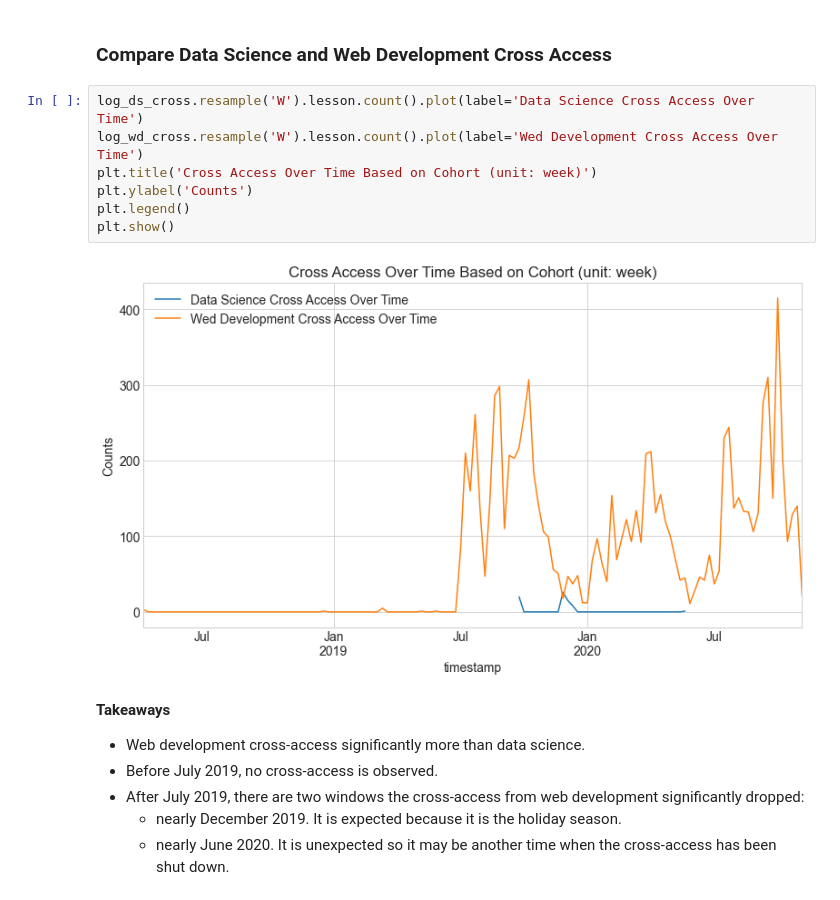
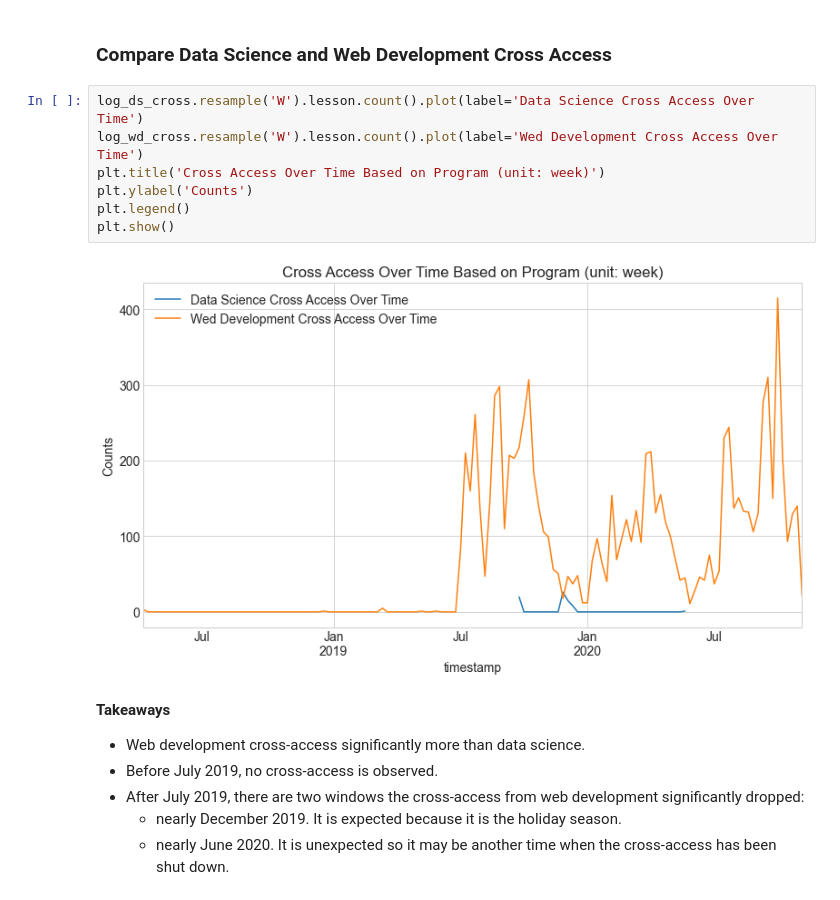
Before and after one commit to Yongliang-Shi/Anomaly-Detection-in-the-Curriculum-Access-Log, a Jupyter notebook: explore_log.ipynb, the cells around one changed output. Saved outputs shown, nothing was run; the diff lists cells and outputs as text.

```diff
--- a/explore_log.ipynb
+++ b/explore_log.ipynb
@@ -625,12 +607,12 @@ plt.show()
 # %%
 log_ds_cross.resample('W').lesson.count().plot(label='Data Science Cross Access Over Time')
 log_wd_cross.resample('W').lesson.count().plot(label='Wed Development Cross Access Over Time')
-plt.title('Cross Access Over Time Based on Cohort (unit: week)')
+plt.title('Cross Access Over Time Based on Program (unit: week)')
 plt.ylabel('Counts')
 plt.legend()
 plt.show()
 # %% [output]
-[figure, old version]
+[figure, new version]
 # %% [markdown]
 **Takeaways**
 - Web development cross-access significantly more than data science.
```
Also changed, not shown: parts of 1 cell of this notebook.
